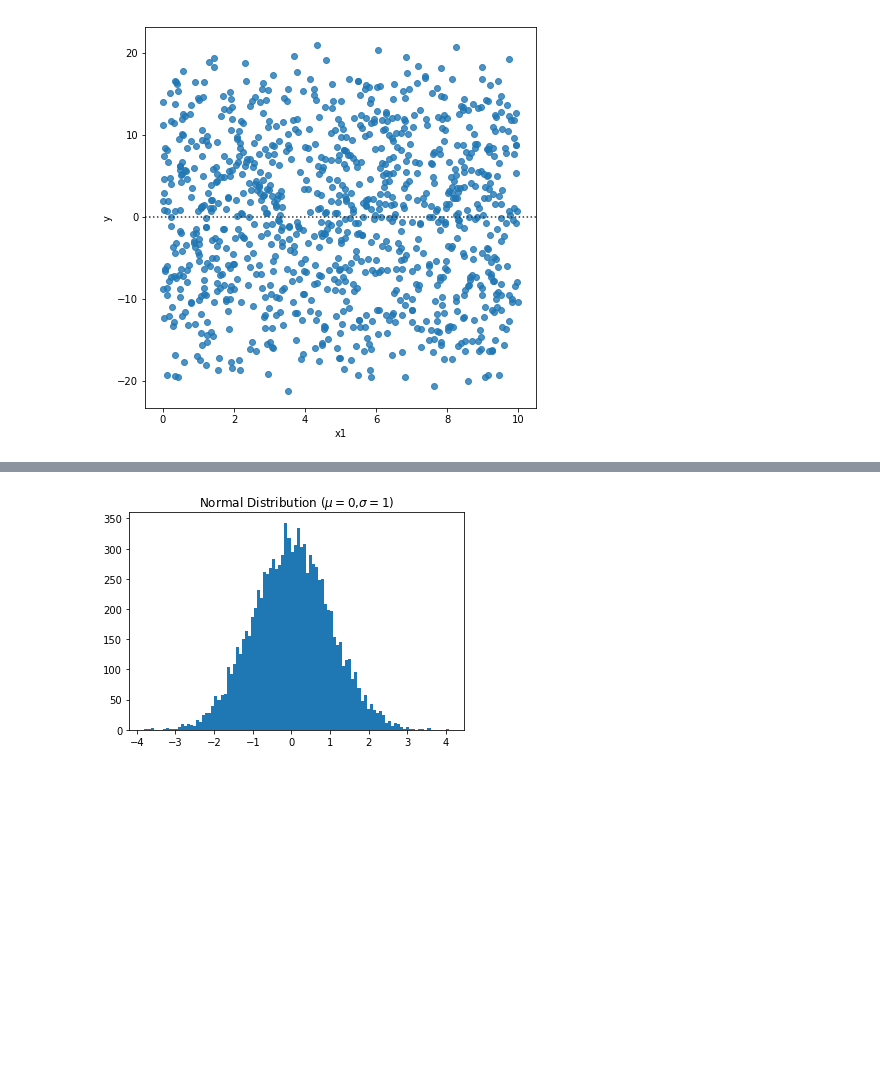
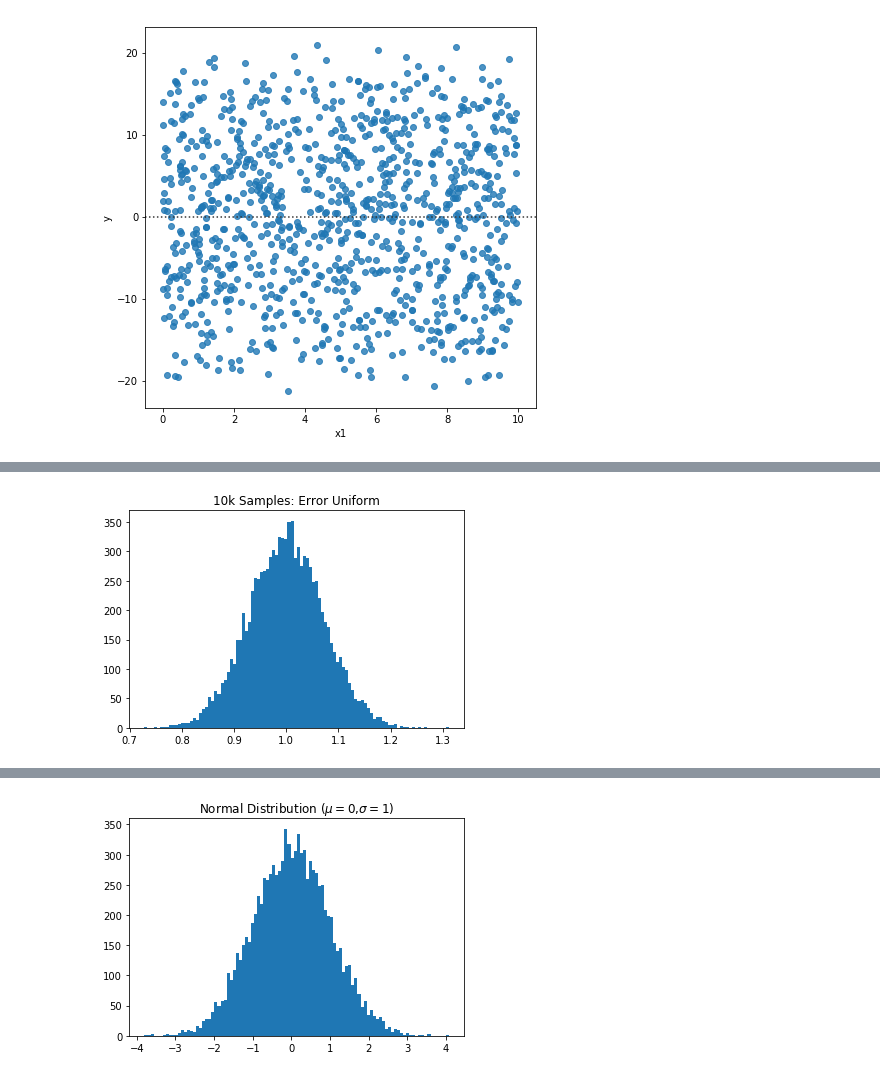
Before and after one commit to hheimpel/Python_samples, a Jupyter notebook: General_Python.ipynb, the cells around one changed output, grey strips where cells are left out. Cells and saved outputs as stored; diff of their text form; code cells hidden in the pictures; blank space fills up the shorter version.

```diff
--- a/General_Python.ipynb
+++ b/General_Python.ipynb
@@ -825,0 +1103,15 @@ True
+# %%
+betas2 = []
+for j in range(10000):
+    x_small = [random.uniform(-20,20) for i in range(50)]
+    y_small = [5+x+random.uniform(-10,10) for x in x_small]
+    cov_matrix = np.cov(x_small,y_small)
+    #Covariance(x,x) Cov(x,y)
+    #Covariance(y,x) Cov(y,y)
+    betas2.append(cov_matrix[0][1]/cov_matrix[0][0])
+
+plt.hist(betas2,100)
+plt.title('10k Samples: Error Uniform')
+plt.show()
+# %% [output]
+[figure, added]
```
Also changed, not shown: parts of 67 cells of this notebook.
